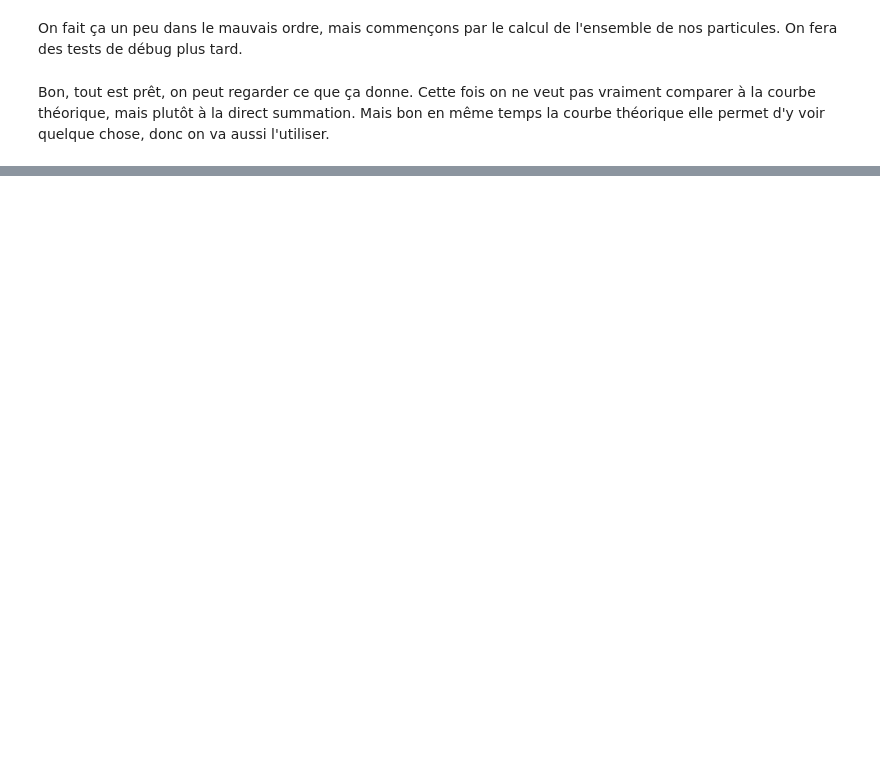
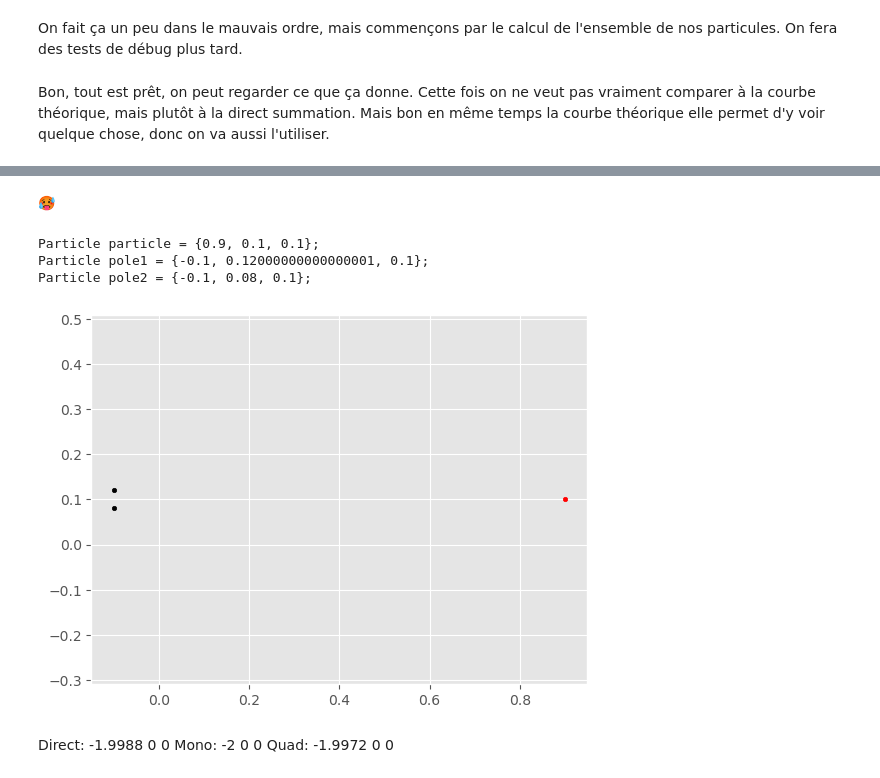
Before and after one commit to ProfesseurShadoko/compastro, a Jupyter notebook: scripts/main.ipynb, the cells around one changed output, grey strips where cells are left out. Saved outputs shown, nothing was run; the diff lists cells and outputs as text; code cells hidden in the pictures; blank space fills up the shorter version.

```diff
--- a/scripts/main.ipynb
+++ b/scripts/main.ipynb
@@ -427,0 +538,34 @@ Et voilà!
+# %% [markdown]
+🥵
+# %%
+# let's do even simpler
+epsilon = 0.02
+offset = np.array([-0.1, 0.1, 0.1])
+
+particle = np.array([1.0, 0.0, 0.0])
+pole1 = np.array([0.0, epsilon, 0.0])
+pole2 = np.array([0.0, -epsilon, 0.0])
+
+particle += offset
+pole1 += offset
+pole2 += offset
+
+
+print("Particle particle = {" + ", ".join([str(c) for c in particle]) + "};")
+print("Particle pole1 = {" + ", ".join([str(c) for c in pole1]) + "};")
+print("Particle pole2 = {" + ", ".join([str(c) for c in pole2]) + "};")
+
+plt.scatter(particle[0], particle[1], color='red', s=10, label="Particle")
+plt.scatter([pole1[0], pole2[0]], [pole1[1], pole2[1]], color='black', s=10, label="Poles")
+
+plt.axis('equal')
+plt.show()
+# %% [output]
+Particle particle = {0.9, 0.1, 0.1};
+Particle pole1 = {-0.1, 0.12000000000000001, 0.1};
+Particle pole2 = {-0.1, 0.08, 0.1};
+[figure, added]
+# %% [markdown]
+Direct: -1.9988       0       0
+Mono: -2  0  0
+Quad: -1.9972       0       0
```
Also changed, not shown: parts of 15 cells of this notebook, 3 other files.
